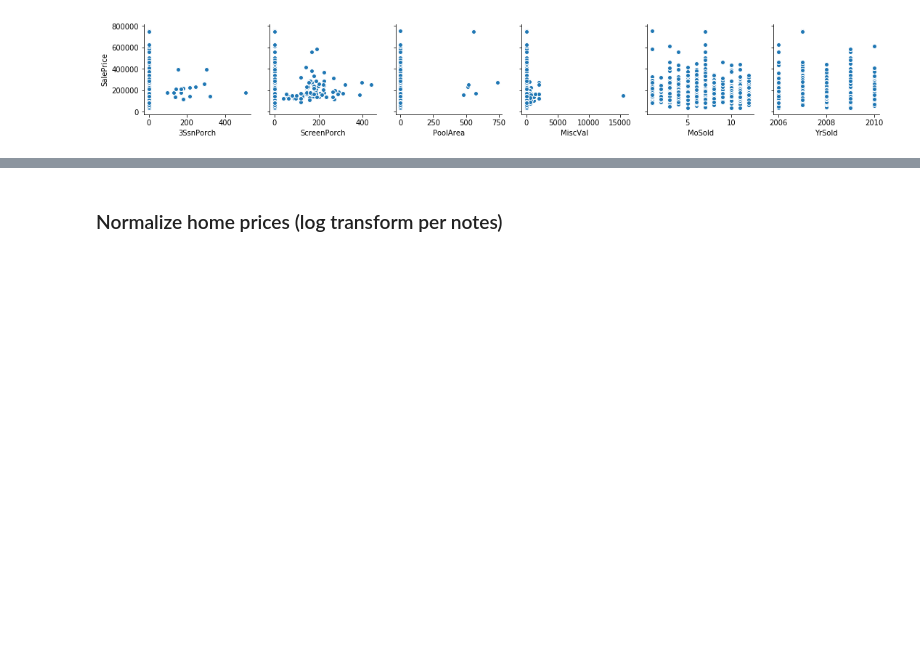
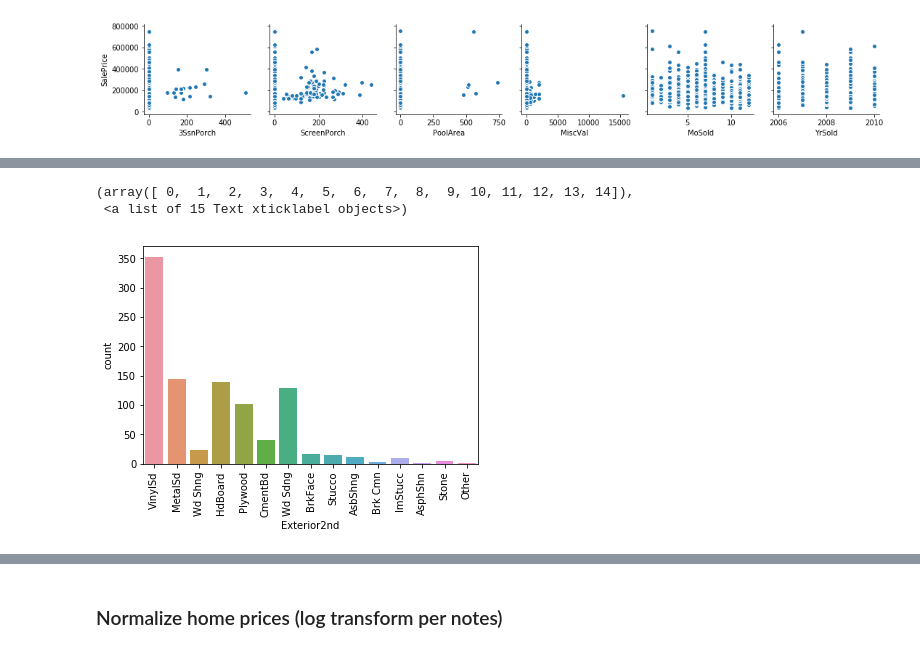
Before and after one commit to Wilson2214/HousePrice-MLClass, a Jupyter notebook: House Prices - Initial Linear Regression.ipynb, the cells around one changed output, grey strips where cells are left out. Drawn from its saved outputs; the diff is of its cells as text; code cells hidden in the pictures; blank space fills up the shorter version.

```diff
--- a/House Prices - Initial Linear Regression.ipynb
+++ b/House Prices - Initial Linear Regression.ipynb
@@ -653,0 +666,9 @@ train = train.drop(train[(train['LotFrontage']>300) |
+# %%
+# Test/Validation dataset column 'Exterior2nd' has levels not trained on: [CBlock]
+
+sns.countplot(x='Exterior2nd', data=train)
+plt.xticks(rotation=90)
+# %% [output]
+(array([ 0,  1,  2,  3,  4,  5,  6,  7,  8,  9, 10, 11, 12, 13, 14]),
+ <a list of 15 Text xticklabel objects>)
+[figure, added]
```
Also changed, not shown: parts of 26 cells of this notebook.
